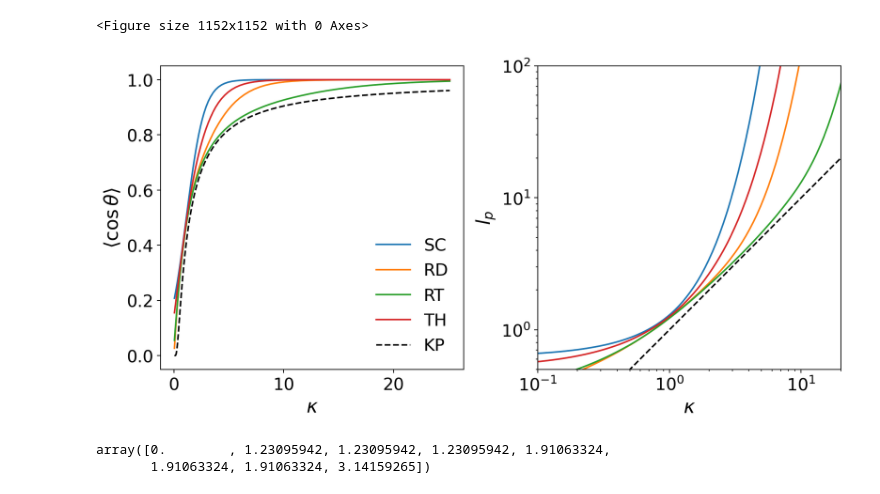
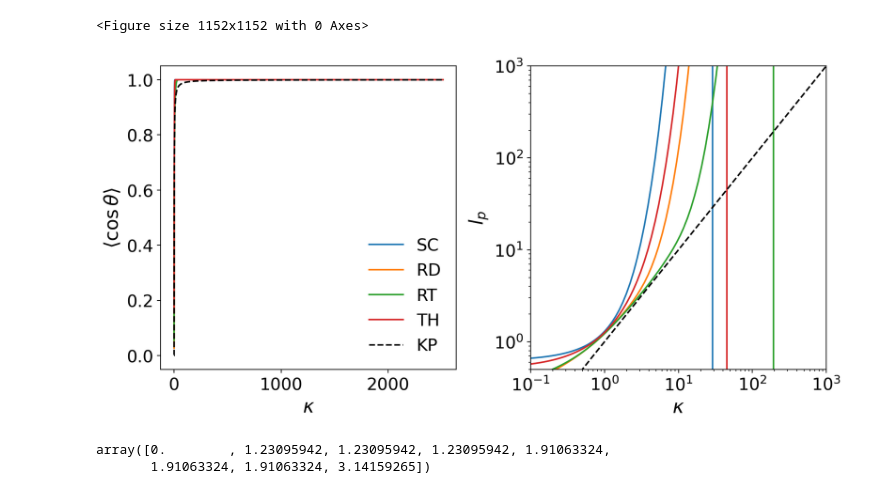
Before and after one commit to ch-tung/Catalan_MC, a Jupyter notebook: plot_effective_kappa.ipynb, the cells around one changed output. Saved outputs shown, nothing was run; the diff lists cells and outputs as text; code cells hidden in the pictures.

Commit message:
update figure

```diff
--- a/plot_effective_kappa.ipynb
+++ b/plot_effective_kappa.ipynb
@@ -99,37 +99,37 @@ for i, grid in enumerate(['SC','RB','RT','OHTH']):
     def f_average_nonrev(x, kappa):
         # x(theta) is a fumction of theta
         x_ave = np.sum((x*np.exp(-kappa/2*theta_i1**2))[cos_i1>-1])/np.sum(np.exp(-kappa/2*theta_i1**2)[cos_i1>-1])
         return x_ave
 
-    kappa_list = np.logspace(-1.4,1.4,100)
+    kappa_list = np.logspace(-1.4,3.4,100)
     cos_ave = np.array([f_average_nonrev(cos_i1, k) for k in kappa_list])
     lp_ave = -1/np.log(cos_ave)
 
     ax1.plot(kappa_list, cos_ave, label = labels[i])
 
     ax1.set_xlabel(r'$\kappa$',fontsize=18)
     ax1.set_ylabel(r'$\langle \cos\theta \rangle$',fontsize=18)
     ax1.tick_params(axis='both', which='major', labelsize=16)
 
     ax2.plot(kappa_list, lp_ave, label = labels[i])
 
     ax2.set_xlabel(r'$\kappa$',fontsize=18)
     ax2.set_ylabel(r'$l_p$',fontsize=18)
     ax2.set_yscale('log')
     ax2.set_xscale('log')
-    ax2.set_ylim([0.5,100])
-    ax2.set_xlim([0.1,20])
+    ax2.set_ylim([0.5,1000])
+    ax2.set_xlim([0.1,1000])
     ax2.tick_params(axis='both', which='major', labelsize=16)
 
 ax1.plot(kappa_list, np.exp(-1/kappa_list), '--k', label = 'KP')
 ax1.legend(fontsize=16, frameon=False)
 
 ax2.plot(kappa_list, kappa_list, '--k', label = 'KP')
 # ax2.legend(fontsize=16, frameon=False)
 
 plt.tight_layout()
 # %% [output]
-[figure, old version]
+[figure, new version]
 # %%
 r_n, r_opp = grid_coords('OH')
 cos_i1 = r_n@r_n[0].T
```
Also changed, not shown: parts of 6 cells of this notebook.
